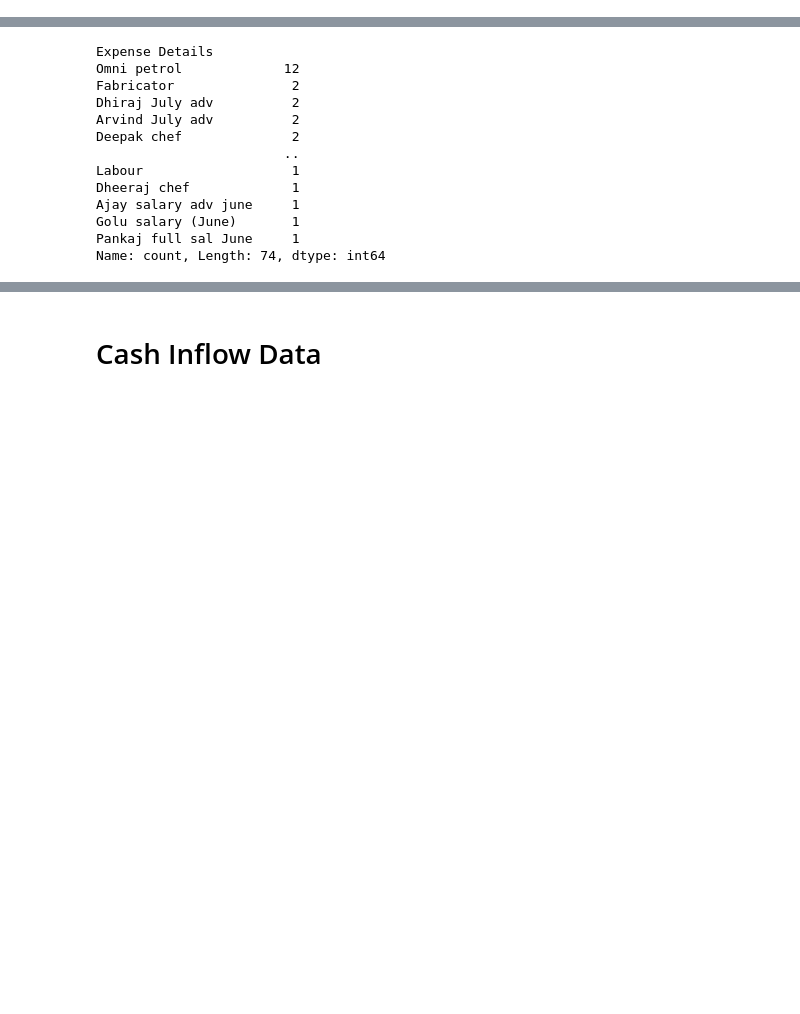
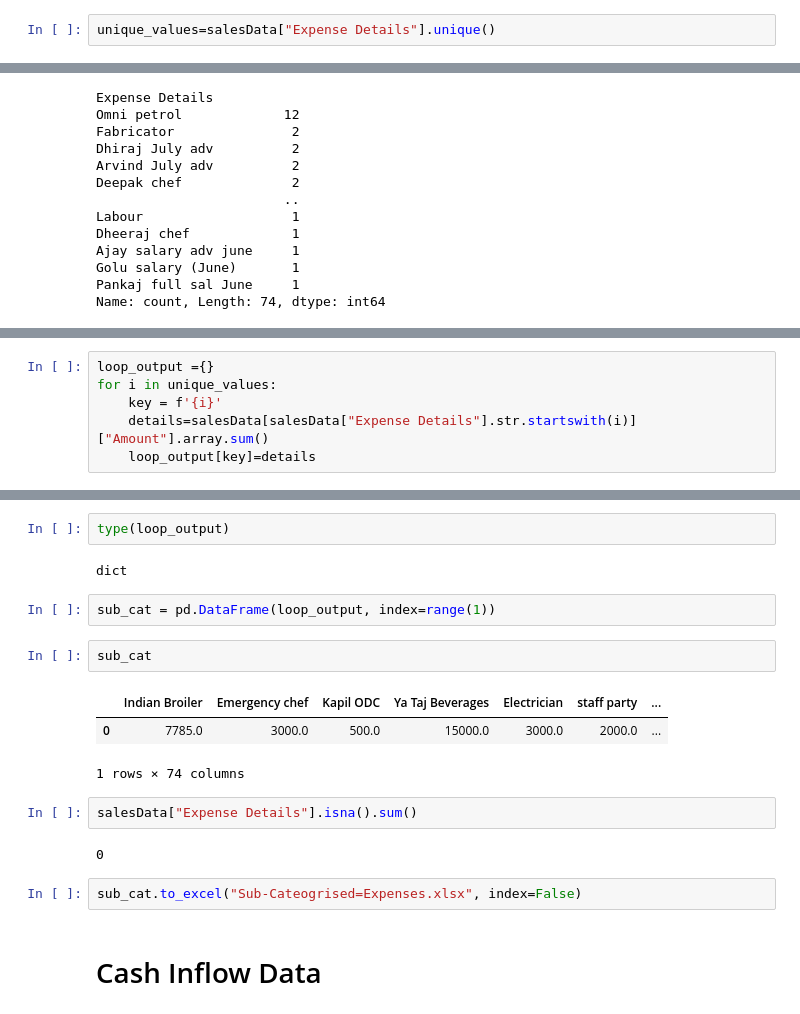
Before and after one commit to AdityaM2906/Back-Up, a Jupyter notebook: Data-Science/Projects/Live-Project/TheOneMonth/Julydata.ipynb, the cells around one changed output, grey strips where cells are left out. Drawn from its saved outputs; the diff is of its cells as text; blank space fills up the shorter version.

Commit message:
16/08/2023 Major stuff completed in the JulyMonthData project got a way to handle Sub Cats

```diff
--- a/Data-Science/Projects/Live-Project/TheOneMonth/Julydata.ipynb
+++ b/Data-Science/Projects/Live-Project/TheOneMonth/Julydata.ipynb
@@ -163,3 +186,5 @@ salesData["Expense Details"].unique().size
+# %%
+unique_values=salesData["Expense Details"].unique()
 # %%
 salesData["Expense Details"].value_counts()
 # %% [output]
@@ -178,0 +208,6 @@ Name: count, Length: 74, dtype: int64
+# %%
+loop_output ={}
+for i in unique_values:
+    key = f'{i}'
+    details=salesData[salesData["Expense Details"].str.startswith(i)]["Amount"].array.sum()
+    loop_output[key]=details
@@ -179,3 +234,21 @@ Name: count, Length: 74, dtype: int64
+# %%
+type(loop_output)
+# %% [output]
+dict
+# %%
+sub_cat = pd.DataFrame(loop_output, index=range(1))
+# %%
+sub_cat
+# %% [output]
+|  | Indian Broiler | Emergency chef | Kapil ODC | Ya Taj Beverages | Electrician | staff party | ... |
+| 0 | 7785.0 | 3000.0 | 500.0 | 15000.0 | 3000.0 | 2000.0 | ... |
+1 rows × 74 columns
+# %%
+salesData["Expense Details"].isna().sum()
+# %% [output]
+0
+# %%
+sub_cat.to_excel("Sub-Cateogrised=Expenses.xlsx", index=False)
 # %% [markdown]
 # Cash Inflow Data
 # %%
```
Also changed, not shown: parts of 18 cells of this notebook, 3 other files.
